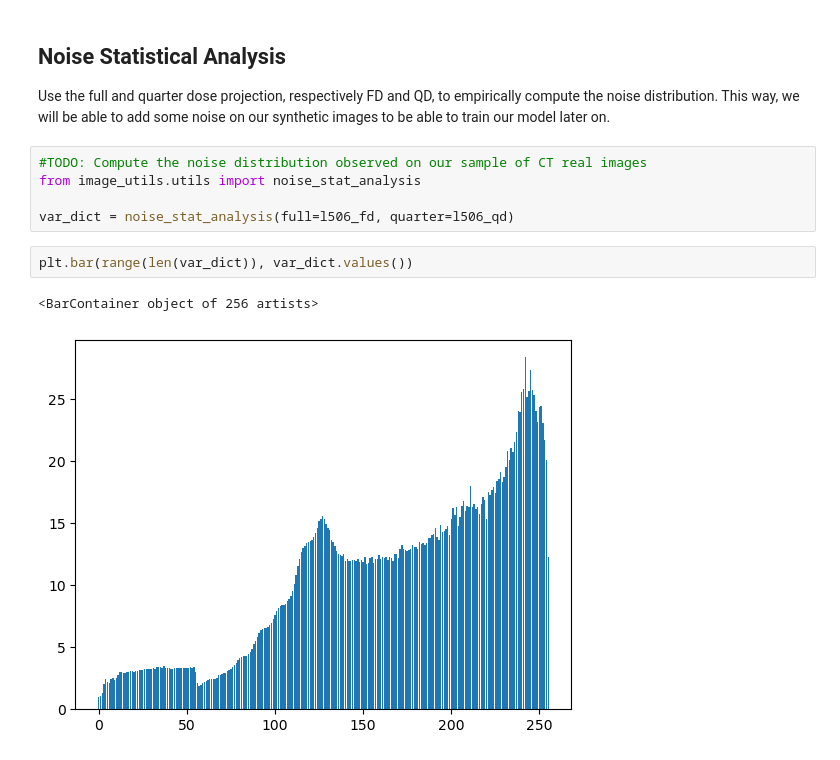
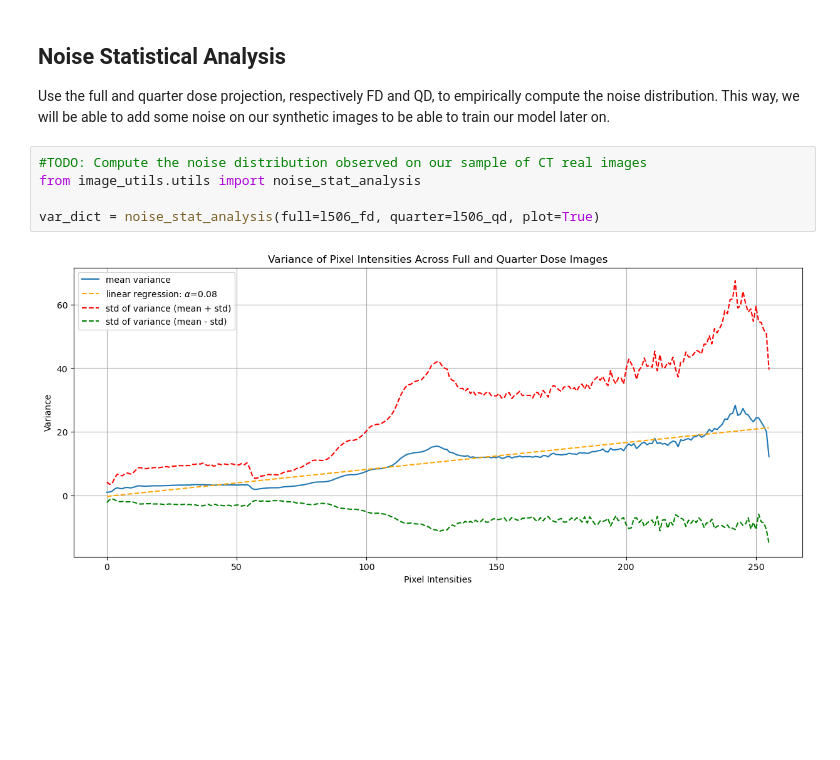
Before and after one commit to paulo-03/research_project_master, a Jupyter notebook: local_files/synthetic_images.ipynb, the cells around one changed output. Cells and saved outputs as stored; diff of their text form; blank space fills up the shorter version.

Commit message:
noise analysis finished with linear regression and plot possibility added

```diff
--- a/local_files/synthetic_images.ipynb
+++ b/local_files/synthetic_images.ipynb
@@ -269,10 +269,7 @@ Use the full and quarter dose projection, respectively FD and QD, to empirically
 # %%
 #TODO: Compute the noise distribution observed on our sample of CT real images
 from image_utils.utils import noise_stat_analysis
 
-var_dict = noise_stat_analysis(full=l506_fd, quarter=l506_qd)
+var_dict = noise_stat_analysis(full=l506_fd, quarter=l506_qd, plot=True)
+# %% [output]
+[figure, added]
-# %%
-plt.bar(range(len(var_dict)), var_dict.values())
-# %% [output]
-<BarContainer object of 256 artists>
-[figure, removed]
```
Also changed, not shown: parts of 6 cells of this notebook, 1 other file.
